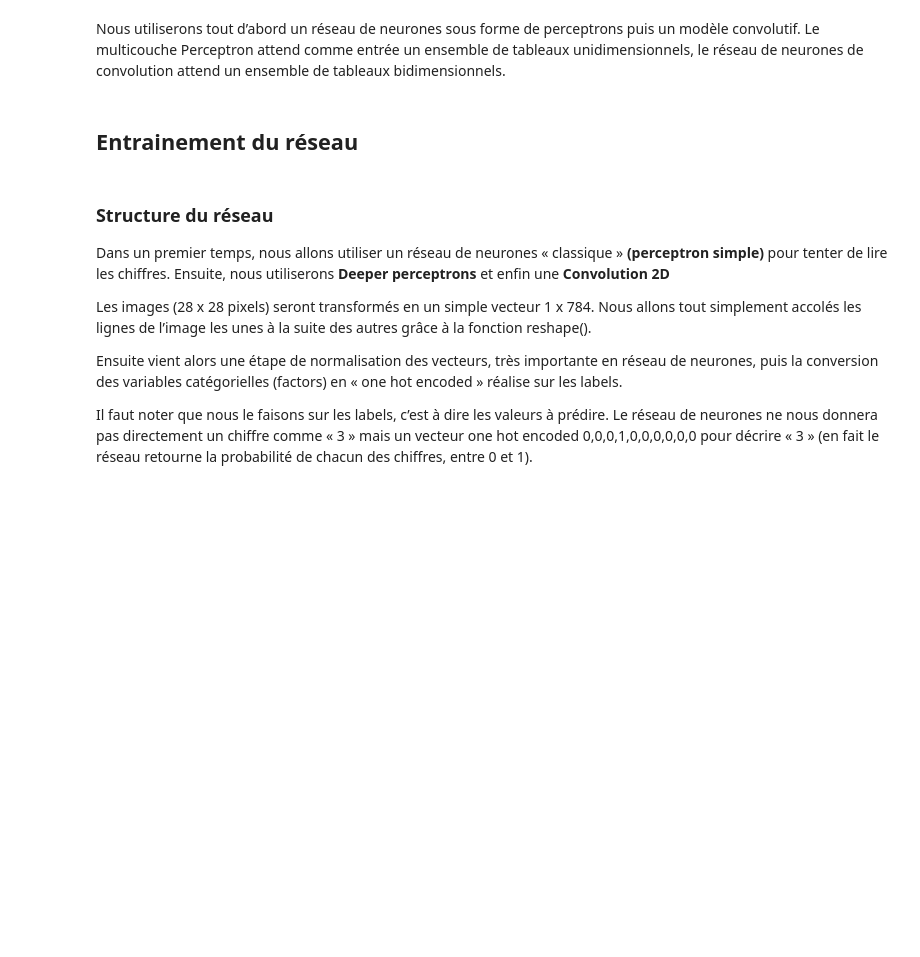
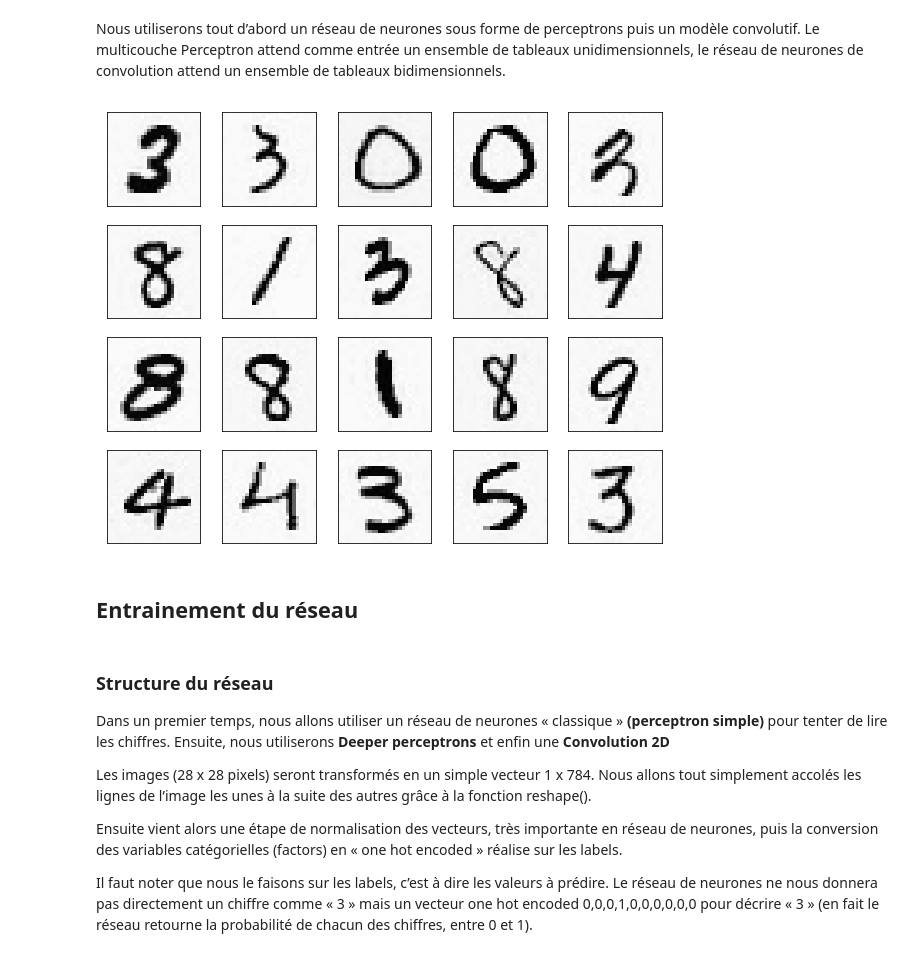
Before and after one commit to armelsoubeiga/digit-recognizer, a Jupyter notebook: Python_digit-recognizer.ipynb, the cells around one changed output. Drawn from its saved outputs; the diff is of its cells as text; code cells hidden in the pictures; blank space fills up the shorter version.

```diff
--- a/Python_digit-recognizer.ipynb
+++ b/Python_digit-recognizer.ipynb
@@ -124,7 +125,7 @@ Nous avons développé ci-dessous des scripts pour télécharger ces fichiers le
 # %%
 
 SOURCE_URL = 'http://yann.lecun.com/exdb/mnist/'
-WORK_DIRECTORY = 'C:/Users/Soubeiga Armel/Desktop/Mes COURS/SSD_UGA/M2/Python/Projet/Data'
+WORK_DIRECTORY = r'C:\Users\Soubeiga Armel\Desktop\Mes COURS\SSD_UGA\M2\Python\Projet\Data'
 IMAGE_SIZE = 28
 NUM_CHANNELS = 1
 PIXEL_DEPTH = 255
@@ -138,21 +139,18 @@ def maybe_download(filename):
   if not tf.gfile.Exists(filepath):
     filepath, _ = urllib.request.urlretrieve(SOURCE_URL + filename, filepath)
     with tf.gfile.GFile(filepath) as f:
-      size = f.Size()
+      size = f.size()
     print('Successfully downloaded', filename, size, 'bytes.')
   return filepath
 
 
 def extract_data(filename, num_images):
-  """function d'extraction des données en format zip.
-  Values are rescaled from [0, 255] down to [-0.5, 0.5].
-  """
+  """function d'extraction des données en format zip."""
   print('Extracting', filename)
   with gzip.open(filename) as bytestream:
     bytestream.read(16)
     buf = bytestream.read(IMAGE_SIZE * IMAGE_SIZE * num_images)
     data = np.frombuffer(buf, dtype=np.uint8).astype(np.float32)
-    #data = (data - (PIXEL_DEPTH / 2.0)) / PIXEL_DEPTH
     data = data.reshape(num_images, IMAGE_SIZE, IMAGE_SIZE, 1)
     return data
 
@@ -168,22 +166,24 @@ def extract_labels(filename, num_images):
 
 
 #exécution function download
-train_data_filename = maybe_download('train-images-idx3-ubyte.gz')
-train_labels_filename = maybe_download('train-labels-idx1-ubyte.gz')
-test_data_filename = maybe_download('t10k-images-idx3-ubyte.gz')
-test_labels_filename = maybe_download('t10k-labels-idx1-ubyte.gz')
+train_data_filename = maybe_download("train-images-idx3-ubyte.gz")
+train_labels_filename = maybe_download("train-labels-idx1-ubyte.gz")
+test_data_filename = maybe_download("t10k-images-idx3-ubyte.gz")
+test_labels_filename = maybe_download("t10k-labels-idx1-ubyte.gz")
 
 
 # Extract it into np arrays.
-train_data = extract_data(train_data_filename, 60000)
+train_data = extract_data(train_data_filename,60000) #   10
 train_labels = extract_labels(train_labels_filename, 60000)
-test_data = extract_data(test_data_filename, 10000)
+test_data = extract_data(test_data_filename, 10000) # 5
 test_labels = extract_labels(test_labels_filename, 10000)
 
 
 #Creation de directory
+os.chdir(WORK_DIRECTORY)
 if not os.path.isdir("mnist/train-images"):
    os.makedirs("mnist/train-images")
+
 
 if not os.path.isdir("mnist/test-images"):
    os.makedirs("mnist/test-images")
@@ -192,7 +192,7 @@ if not os.path.isdir("mnist/test-images"):
 with open("mnist/train-labels.csv", 'w') as csvFile:
   writer = csv.writer(csvFile, delimiter=',', quotechar='"')
   for i in range(len(train_data)):
-    imsave("mnist/train-images/" + str(i) + ".jpg", train_data[i][:,:,0])
+    plt.imsave("mnist/train-images/" + str(i) + ".jpg", train_data[i][:,:,0])
     writer.writerow([str(i) + ".jpg", train_labels[i]])
 
 
@@ -201,5 +201,5 @@ with open("mnist/train-labels.csv", 'w') as csvFile:
 with open("mnist/test-labels.csv", 'w') as csvFile:
   writer = csv.writer(csvFile, delimiter=',', quotechar='"')
   for i in range(len(test_data)):
-    imsave("mnist/test-images/" + str(i) + ".jpg", test_data[i][:,:,0])
+    plt.imsave("mnist/test-images/" + str(i) + ".jpg", test_data[i][:,:,0])
     writer.writerow([str(i) + ".jpg", test_labels[i]])
@@ -220,11 +225,11 @@ def get_digits_images():
     X_test=[]
 
     for row in train.itertuples():
-        im=misc.imread(path_train+row[1],flatten =True) # niveaux de gris
+        im=imageio.imread(path_train+row[1],as_gray=True) # niveaux de gris
         X_train.append(im)
 
     for row in test.itertuples():
-        im=misc.imread(path_test+row[1],flatten =True)# niveaux de gris
+        im=imageio.imread(path_train+row[1],as_gray=True) # niveaux de gris
         X_test.append(im)
 
     return np.asarray(X_train), train.iloc[:,1:2],np.asarray(X_test) #renvoie xtrain,ytrain, xtest
@@ -242,5 +261,16 @@ xtrain, xtest, ytrain, ytest = train_test_split( X_train, y_train, test_size=0.3
 # %% [markdown]
 Nous utiliserons tout d’abord un réseau de neurones sous forme de perceptrons puis un modèle convolutif. Le multicouche Perceptron attend comme entrée un ensemble de tableaux unidimensionnels, le réseau de neurones de convolution attend un ensemble de tableaux bidimensionnels.
+# %%
+plt.figure(figsize=(10,10))
+for i in range(20):
+    plt.subplot(5,5,i+1)
+    plt.xticks([])
+    plt.yticks([])
+    plt.grid(False)
+    plt.imshow(xtrain[i].reshape(28, 28), cmap=plt.cm.binary)
+plt.show()
+# %% [output]
+[figure, added]
 # %% [markdown]
 ## Entrainement du réseau
 # %% [markdown]
```
Also changed, not shown: parts of 11 cells of this notebook.
